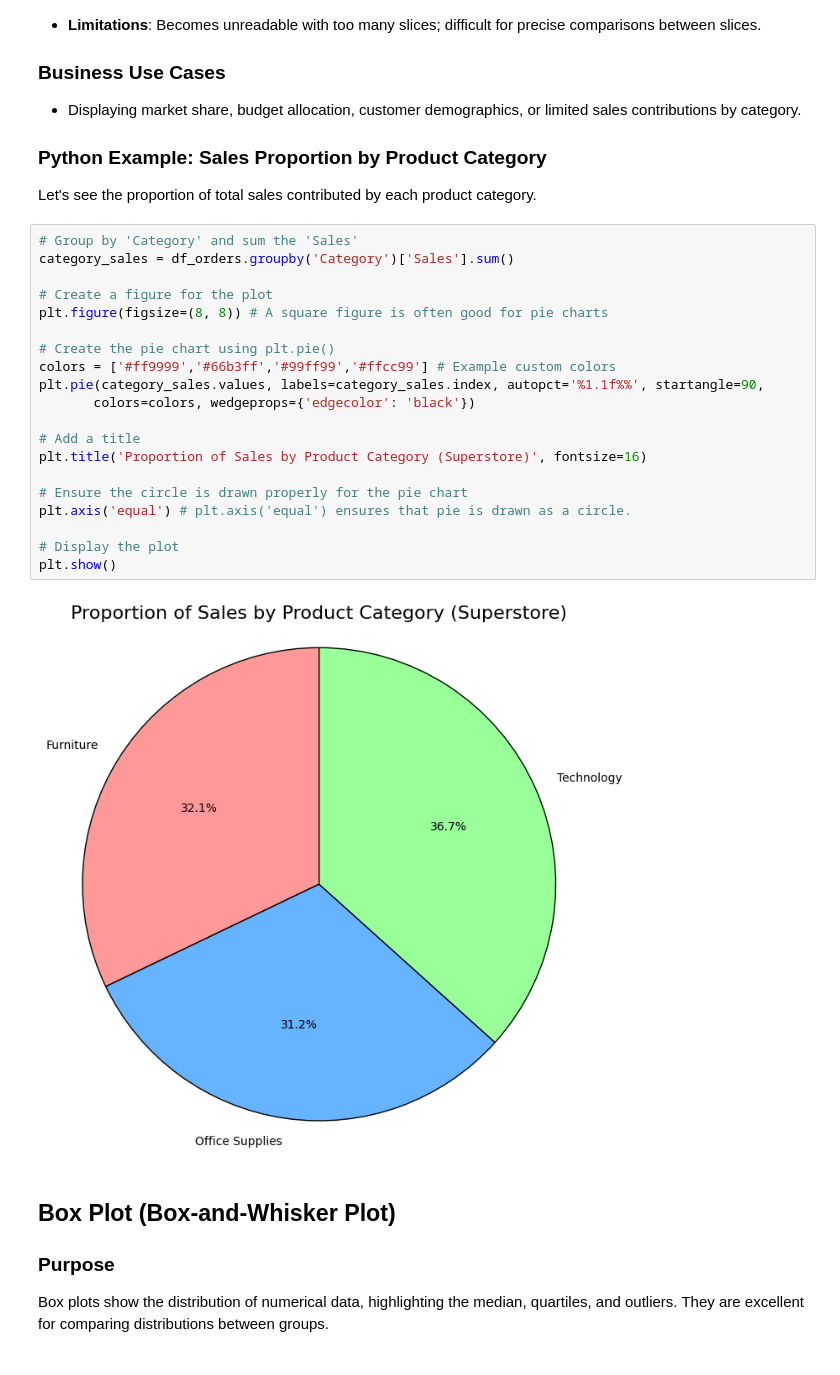
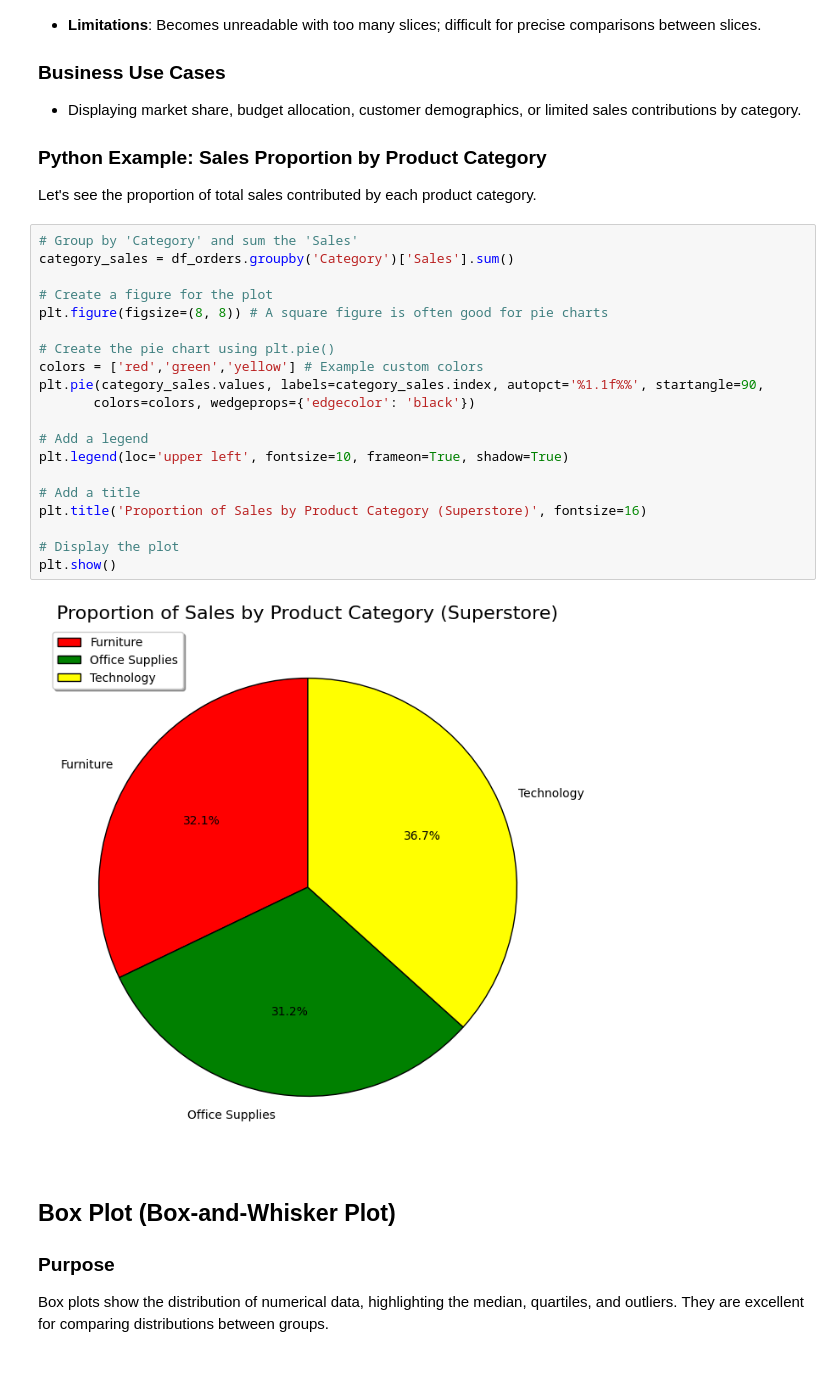
Before and after one commit to Mohamad-Selawy/Python, a Jupyter notebook: Data Analysis/Level 3/Part_1_Fundamentals_and_Matplotlib_Basics.ipynb, the cells around one changed output. Saved outputs shown, nothing was run; the diff lists cells and outputs as text.

```diff
--- a/Data Analysis/Level 3/Part_1_Fundamentals_and_Matplotlib_Basics.ipynb
+++ b/Data Analysis/Level 3/Part_1_Fundamentals_and_Matplotlib_Basics.ipynb
@@ -694,25 +692,25 @@ Let's see the proportion of total sales contributed by each product category.
 # %%
 # Group by 'Category' and sum the 'Sales'
 category_sales = df_orders.groupby('Category')['Sales'].sum()
 
 # Create a figure for the plot
 plt.figure(figsize=(8, 8)) # A square figure is often good for pie charts
 
 # Create the pie chart using plt.pie()
-colors = ['#ff9999','#66b3ff','#99ff99','#ffcc99'] # Example custom colors
+colors = ['red','green','yellow'] # Example custom colors
 plt.pie(category_sales.values, labels=category_sales.index, autopct='%1.1f%%', startangle=90,
        colors=colors, wedgeprops={'edgecolor': 'black'})
+
+# Add a legend
+plt.legend(loc='upper left', fontsize=10, frameon=True, shadow=True)
 
 # Add a title
 plt.title('Proportion of Sales by Product Category (Superstore)', fontsize=16)
 
-# Ensure the circle is drawn properly for the pie chart
-plt.axis('equal') # plt.axis('equal') ensures that pie is drawn as a circle.
-
 # Display the plot
 plt.show()
 # %% [output]
-[figure, old version]
+[figure, new version]
 # %% [markdown]
 ## Box Plot (Box-and-Whisker Plot)
 
```
Also changed, not shown: parts of 14 cells of this notebook.
